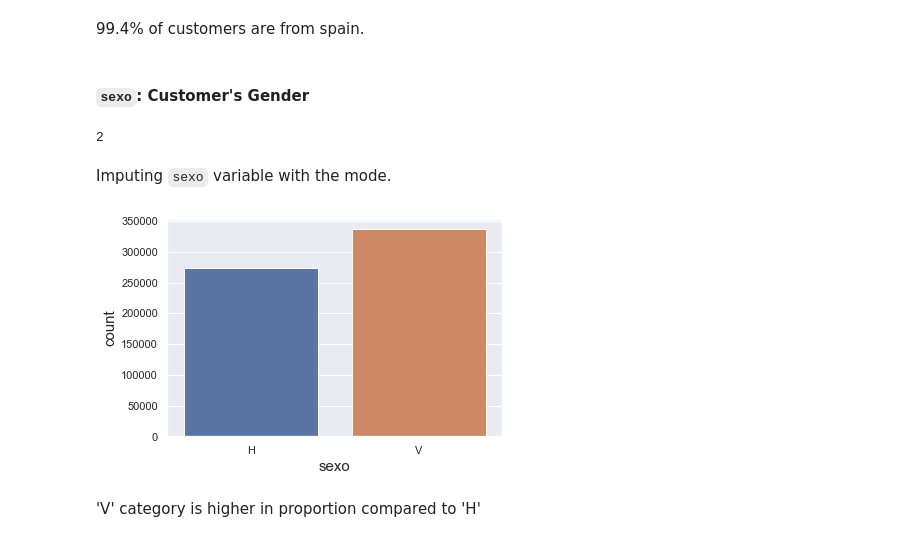
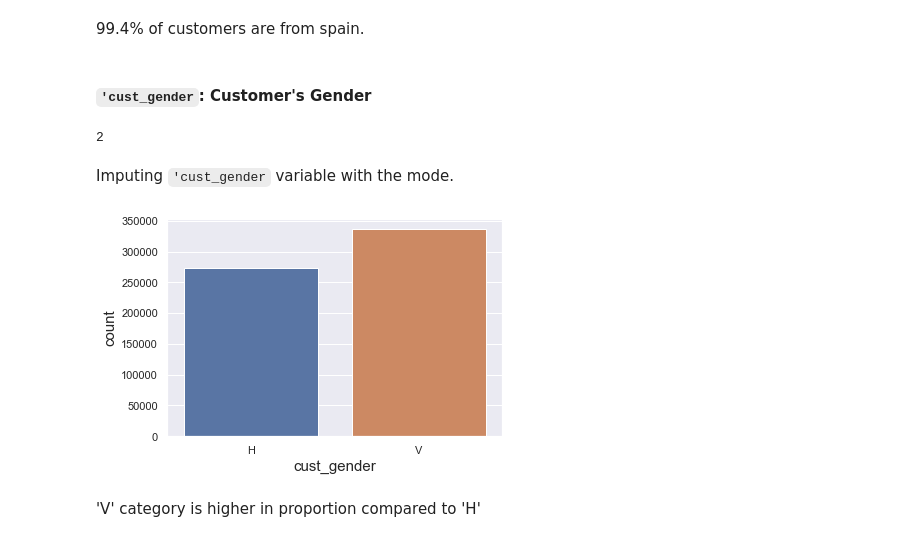
Before and after one commit to cemreaka/Customer-Segmentation-Project, a Jupyter notebook: joe_work.ipynb, the cells around one changed output. Cells and saved outputs as stored; diff of their text form; code cells hidden in the pictures.

```diff
--- a/joe_work.ipynb
+++ b/joe_work.ipynb
@@ -192,7 +238,7 @@ Name: ncodpers, Length: 626159, dtype: int64
 # %% [markdown]
 There are duplicate customer codes. Since the bank wants to segment unique customers, I will drop observations with duplicate customer codes and keep only the last observation for each duplicated customer code observation.
 # %%
-df = df.drop_duplicates(subset = ['ncodpers'], keep = "last").reset_index(drop = True)
+df = df.drop_duplicates(subset = ['cust_code'], keep = "last").reset_index(drop = True)
 print(df.shape)
 # %% [output]
 (626159, 46)
@@ -209,6 +255,6 @@ df['ncodpers'].value_counts().sum()
 # %% [markdown]
 Now, all customer codes are unique. I will drop this variable has customer code does not give any information for customer segmentation.
 # %%
-df = df.drop('ncodpers', axis = 1)
+df = df.drop('cust_code', axis = 1)
 df.head()
 # %% [output]
@@ -349,7 +395,7 @@ dtype: int64
 # %% [markdown]
 There are about 6985 observation having missing values across multiple columns. It would be impossible to impute these observations with meaning full information as other columns belonging to same observation has missing values too. Therefore, I will drop these observations.
 # %%
-to_drop = df[df['ind_empleado'].isna()].index
+to_drop = df[df['emp_index'].isna()].index
 
 df = df.drop(index = to_drop, axis = 0).reset_index(drop = True)
 print(df.shape)
@@ -424,5 +470,5 @@ Name: pais_residencia, Length: 113, dtype: float64
 # %% [markdown]
 99.4% of customers are from spain.
 # %% [markdown]
-#### `sexo`: Customer's Gender
+#### `'cust_gender`: Customer's Gender
 # %%
@@ -430,13 +476,13 @@ df['sexo'].isna().sum()
 # %% [output]
 2
 # %% [markdown]
-Imputing `sexo` variable with the mode.
+Imputing `'cust_gender` variable with the mode.
 # %%
-df['sexo'] = df['sexo'].fillna(df['sexo'].mode()[0])
+df['cust_gender'] = df['cust_gender'].fillna(df['cust_gender'].mode()[0])
 # %%
-sns.countplot(df['sexo']);
+sns.countplot(df['cust_gender']);
 # %% [output]
-[figure, old version]
+[figure, new version]
 # %% [markdown]
 'V' category is higher in proportion compared to 'H'
 # %% [markdown]
```
Also changed, not shown: parts of 173 cells of this notebook.
